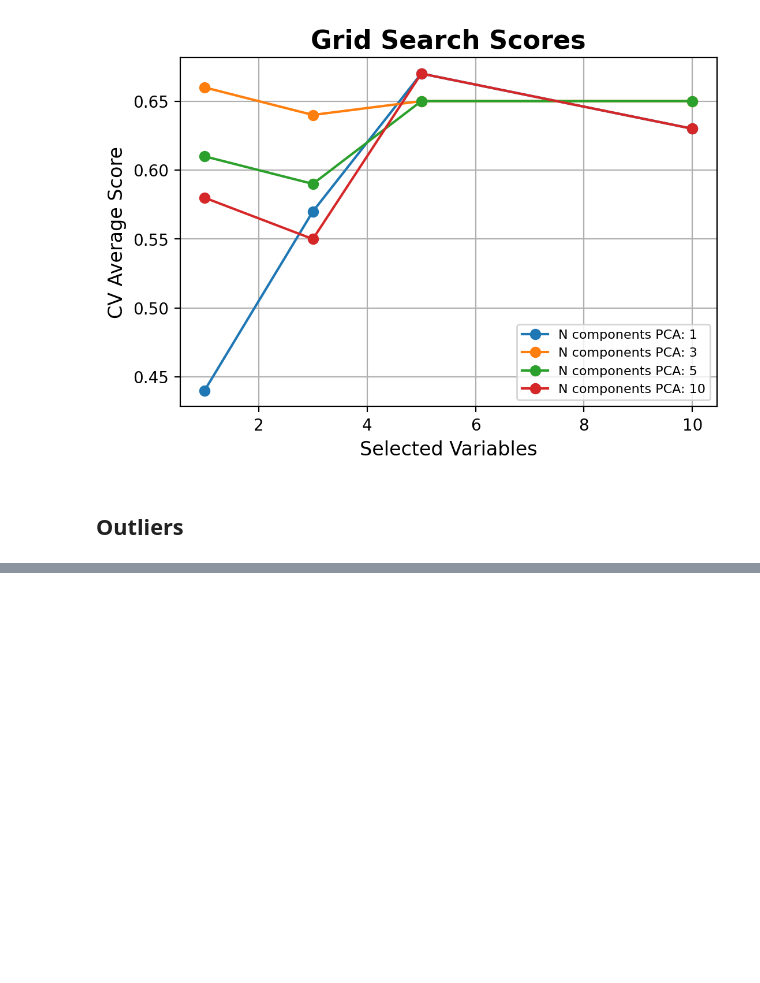
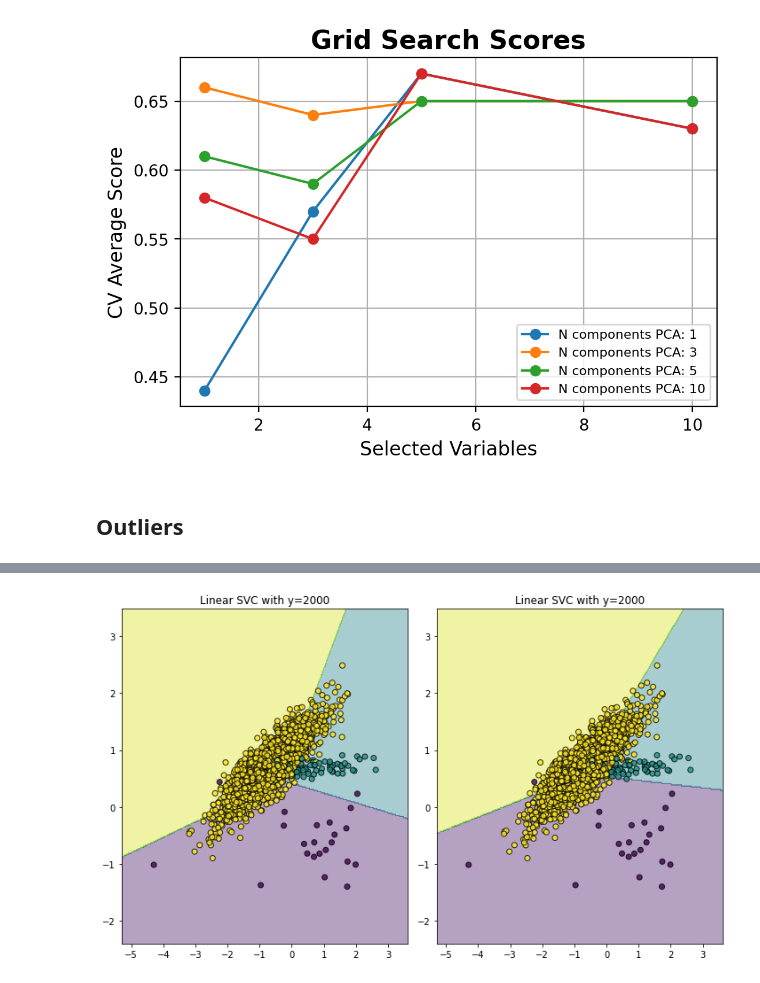
Before and after one commit to symeneses/MLS-C01, a Jupyter notebook: 2_data_analysis/2.2.FeatureEngineering.ipynb, the cells around one changed output, grey strips where cells are left out. Saved outputs shown, nothing was run; the diff lists cells and outputs as text; code cells hidden in the pictures; blank space fills up the shorter version.

```diff
--- a/2_data_analysis/2.2.FeatureEngineering.ipynb
+++ b/2_data_analysis/2.2.FeatureEngineering.ipynb
@@ -57,0 +105,32 @@ plot_grid_search(grid_search.cv_results_, [n_components, select_k], ['N componen
+# %%
+from sklearn.datasets import make_classification
+from sklearn.svm import LinearSVC
+from imblearn.over_sampling import SMOTE, ADASYN
+
+X, y = make_classification(n_samples=2000, n_features=2, n_informative=2,
+                           n_redundant=0, n_repeated=0, n_classes=3,
+                           n_clusters_per_class=1,
+                           weights=[0.01, 0.04, 0.96],
+                           class_sep=0.7, random_state=0)
+
+X_resampled, y_resampled = SMOTE().fit_resample(X, y)
+clf_smote = LinearSVC().fit(X_resampled, y_resampled)
+
+X_resampled, y_resampled = ADASYN().fit_resample(X, y)
+clf_adasyn = LinearSVC().fit(X_resampled, y_resampled)
+# %%
+import matplotlib.pyplot as plt
+
+from src.modelling import plot_decision_function
+
+fig, (ax1, ax2) = plt.subplots(1, 2, figsize=(10, 6))
+
+ax_arr = (ax1, ax2)
+cls_arr = (clf_smote, clf_adasyn)
+
+for ax, clf in zip(ax_arr, cls_arr):
+    plot_decision_function(X, y, clf, ax)
+    ax.set_title('Linear SVC with y={}'.format(len(y)))
+fig.tight_layout()
+# %% [output]
+[figure, added]
```
Also changed, not shown: parts of 5 cells of this notebook, 1 other file.
